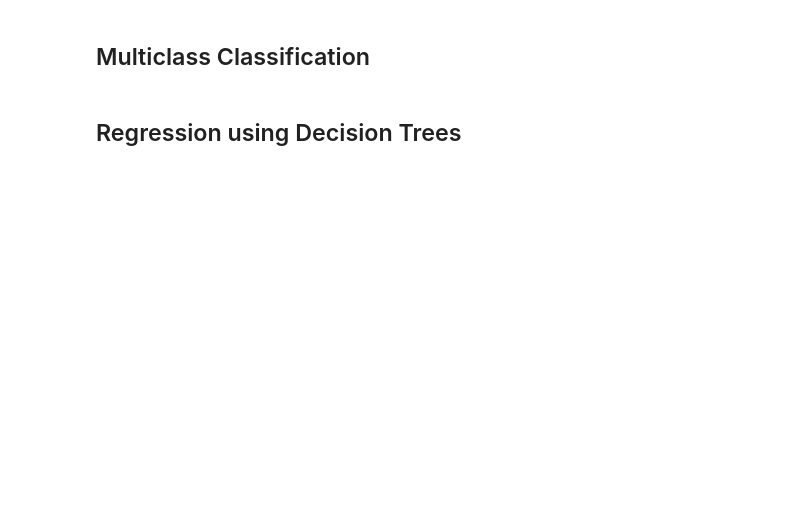
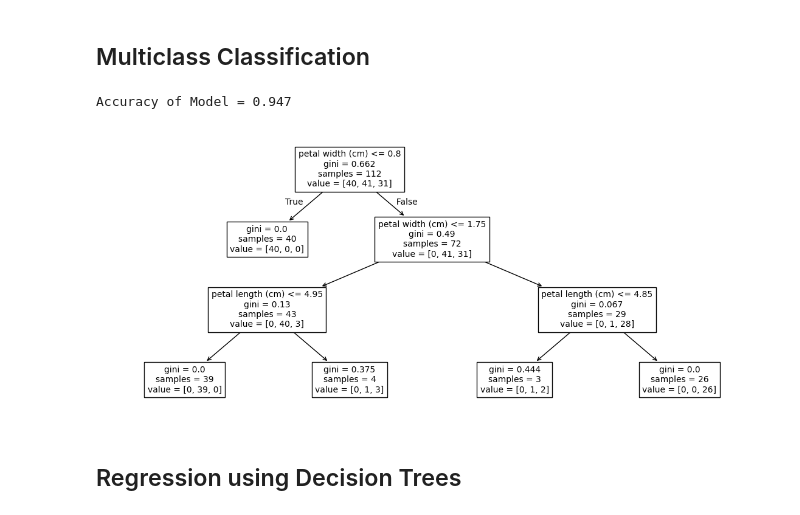
Before and after one commit to dhirana-s/MYDAC-Curriculum, a Jupyter notebook: DAC-006_Machine_Learning/DAC-006-Intro_to_ML_Session_2_Student.ipynb, the cells around one changed output. Saved outputs shown, nothing was run; the diff lists cells and outputs as text; code cells hidden in the pictures; blank space fills up the shorter version.

```diff
--- a/DAC-006_Machine_Learning/DAC-006-Intro_to_ML_Session_2_Student.ipynb
+++ b/DAC-006_Machine_Learning/DAC-006-Intro_to_ML_Session_2_Student.ipynb
@@ -361,31 +413,34 @@ where $R(T)$ is the misclassification rate of a tree T, $\alpha$ the regularizat
 # %% [markdown]
 ## Multiclass Classification
 # %%
-# Load in our dataset
-# iris = load_iris(as_frame=True)
-# x = iris.data
-# y = iris.target
+#Load in our dataset
+iris = load_iris(as_frame=True)
+x = iris.data
+y = iris.target
 
-# # Generate training and test data
-# x_train, x_test, y_train, y_test = train_test_split(x, y)
+# Generate training and test data
+x_train, x_test, y_train, y_test = train_test_split(x, y)
 # %%
-# Initialize the DecisionTreeClassifier
-# model = DecisionTreeClassifier(max_depth=3)
-# model.fit(x_train, y_train)
+#Initialize the DecisionTreeClassifier
+model = DecisionTreeClassifier(max_depth=3)
+model.fit(x_train, y_train)
 
-# # Estimate the class of validation date.
-# y_pred = model.predict(x_test)
+# Estimate the class of validation date.
+y_pred = model.predict(x_test)
 
-# # Measure the accuracy for validation data
-# accuracy = (y_test == y_pred).mean()
-# print('Accuracy of Model = {:.3f}'.format(accuracy))
+# Measure the accuracy for validation data
+accuracy = (y_test == y_pred).mean()
+print('Accuracy of Model = {:.3f}'.format(accuracy))
 
-# # Visualize the tree
-# # plt.figure(figsize=(20,10))
-# feat_names = x.columns.tolist()
-# plt.figure(figsize=(14,6))
-# tree.plot_tree(model, feature_names = feat_names, fontsize=10)
-# plt.show()
+# Visualize the tree
+# plt.figure(figsize=(20,10))
+feat_names = x.columns.tolist()
+plt.figure(figsize=(14,6))
+tree.plot_tree(model, feature_names = feat_names, fontsize=10)
+plt.show()
+# %% [output]
+Accuracy of Model = 0.947
+[figure, added]
 # %% [markdown]
 ## Regression using Decision Trees
 # %%
```
Also changed, not shown: parts of 14 cells of this notebook, 3 other files.
